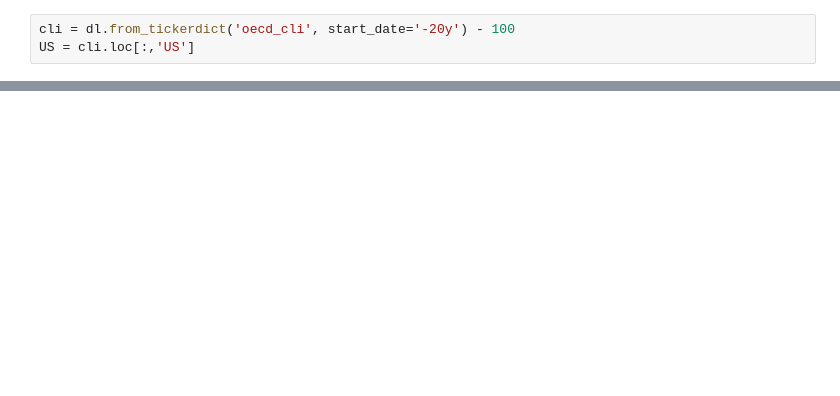
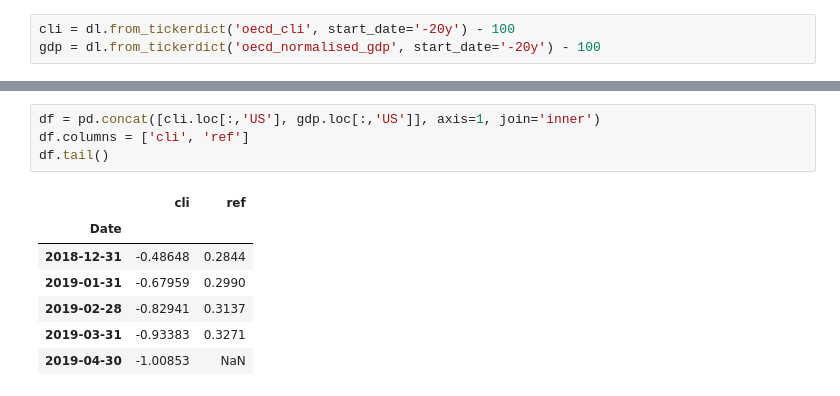
Before and after one commit to djmcnay/pandachartstore, a Jupyter notebook: leading_indicators.ipynb, the cells around one changed output, grey strips where cells are left out. Cells and saved outputs as stored; diff of their text form; blank space fills up the shorter version.

```diff
--- a/leading_indicators.ipynb
+++ b/leading_indicators.ipynb
@@ -14,4 +15,4 @@ import plotly.graph_objs as go
 py.init_notebook_mode(connected=True)
 # %%
 cli = dl.from_tickerdict('oecd_cli', start_date='-20y') - 100
-US = cli.loc[:,'US']
+gdp = dl.from_tickerdict('oecd_normalised_gdp', start_date='-20y') - 100
@@ -158,0 +19,12 @@ py.iplot(fig)
+# %%
+df = pd.concat([cli.loc[:,'US'], gdp.loc[:,'US']], axis=1, join='inner')
+df.columns = ['cli', 'ref']
+df.tail()
+# %% [output]
+|  | cli | ref |
+| Date |  |  |
+| 2018-12-31 | -0.48648 | 0.2844 |
+| 2019-01-31 | -0.67959 | 0.2990 |
+| 2019-02-28 | -0.82941 | 0.3137 |
+| 2019-03-31 | -0.93383 | 0.3271 |
+| 2019-04-30 | -1.00853 | NaN |
```
Also changed, not shown: parts of 5 cells of this notebook, 5 other files.
